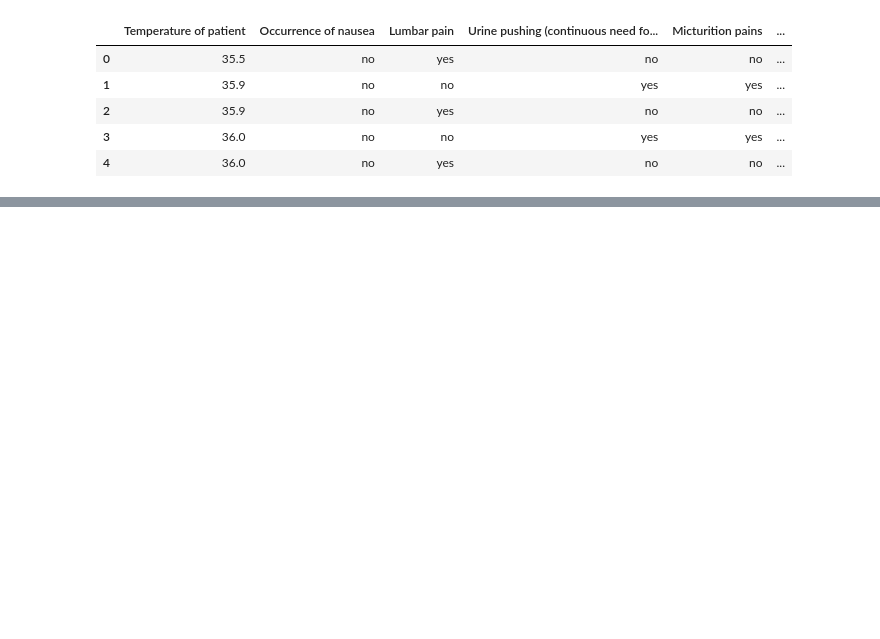
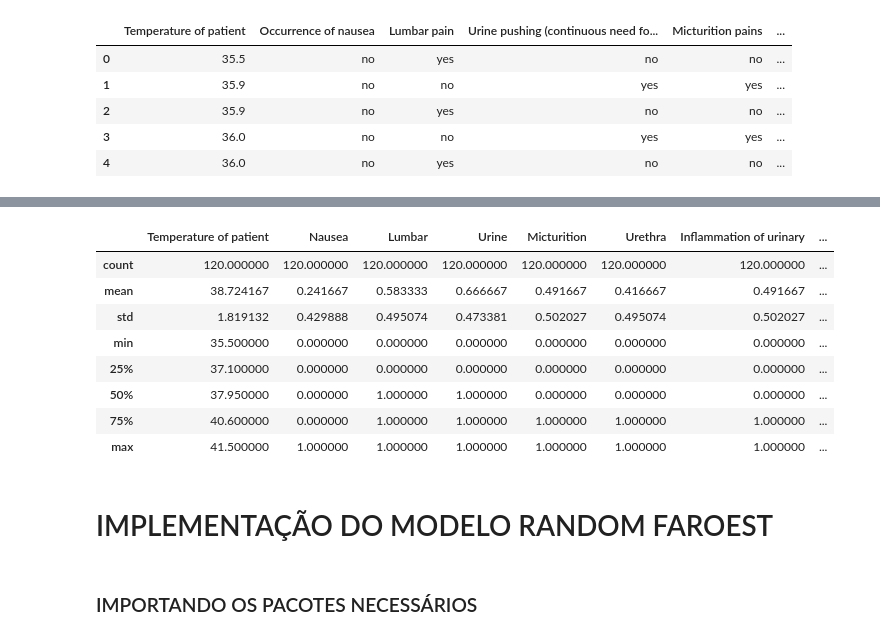
Before and after one commit to LeonardoSMateus/Machine-Learning---Jogo-da-Velha, a Jupyter notebook: jupyter_env/Codigo.ipynb, the cells around one changed output, grey strips where cells are left out. Saved outputs shown, nothing was run; the diff lists cells and outputs as text; code cells hidden in the pictures; blank space fills up the shorter version.

```diff
--- a/jupyter_env/Codigo.ipynb
+++ b/jupyter_env/Codigo.ipynb
@@ -29,0 +21,24 @@ Desvio padrão da temperatura 1.8115369088766098
+# %%
+#Arrumando as colunas categoricas nominal (no = 0, yes =1)
+arquivo['Nausea']= np.where(arquivo['Occurrence of nausea'] == 'no', 0,1)
+arquivo.drop('Occurrence of nausea', axis=1, inplace=True)
+
+arquivo['Lumbar']= np.where(arquivo[' Lumbar pain'] == 'no', 0,1)
+arquivo.drop(' Lumbar pain', axis=1, inplace=True)
+
+arquivo['Urine']= np.where(arquivo['Urine pushing (continuous need for urination)'] == 'no', 0,1)
+arquivo.drop('Urine pushing (continuous need for urination)', axis=1, inplace=True)
+
+arquivo['Micturition']= np.where(arquivo[' Micturition pains'] == 'no', 0,1)
+arquivo.drop(' Micturition pains', axis=1, inplace=True)
+
+arquivo['Urethra'] = np.where(arquivo['Burning of urethra, itch, swelling of urethra outlet '] == 'no', 0,1)
+arquivo.drop('Burning of urethra, itch, swelling of urethra outlet ', axis=1, inplace=True)
+
+arquivo['Inflammation of urinary'] = np.where(arquivo['decision: Inflammation of urinary bladder'] == 'no', 0,1)
+arquivo.drop('decision: Inflammation of urinary bladder', axis=1, inplace=True)
+
+arquivo['Nephritis of renal'] = np.where(arquivo['decision: Nephritis of renal pelvis origin'] == 'no', 0,1)
+arquivo.drop('decision: Nephritis of renal pelvis origin', axis=1, inplace=True)
+
+arquivo.head()
@@ -29,0 +52,17 @@ Desvio padrão da temperatura 1.8115369088766098
+# %%
+#Analisando as variaveis
+arquivo.describe()
+# %% [output]
+|  | Temperature of patient | Nausea | Lumbar | Urine | Micturition | Urethra | Inflammation of urinary | ... |
+| count | 120.000000 | 120.000000 | 120.000000 | 120.000000 | 120.000000 | 120.000000 | 120.000000 | ... |
+| mean | 38.724167 | 0.241667 | 0.583333 | 0.666667 | 0.491667 | 0.416667 | 0.491667 | ... |
+| std | 1.819132 | 0.429888 | 0.495074 | 0.473381 | 0.502027 | 0.495074 | 0.502027 | ... |
+| min | 35.500000 | 0.000000 | 0.000000 | 0.000000 | 0.000000 | 0.000000 | 0.000000 | ... |
+| 25% | 37.100000 | 0.000000 | 0.000000 | 0.000000 | 0.000000 | 0.000000 | 0.000000 | ... |
+| 50% | 37.950000 | 0.000000 | 1.000000 | 1.000000 | 0.000000 | 0.000000 | 0.000000 | ... |
+| 75% | 40.600000 | 0.000000 | 1.000000 | 1.000000 | 1.000000 | 1.000000 | 1.000000 | ... |
+| max | 41.500000 | 1.000000 | 1.000000 | 1.000000 | 1.000000 | 1.000000 | 1.000000 | ... |
+# %% [markdown]
+# IMPLEMENTAÇÃO DO MODELO RANDOM FAROEST
+# %% [markdown]
+### IMPORTANDO OS PACOTES NECESSÁRIOS
```
Also changed, not shown: parts of 18 cells of this notebook.
